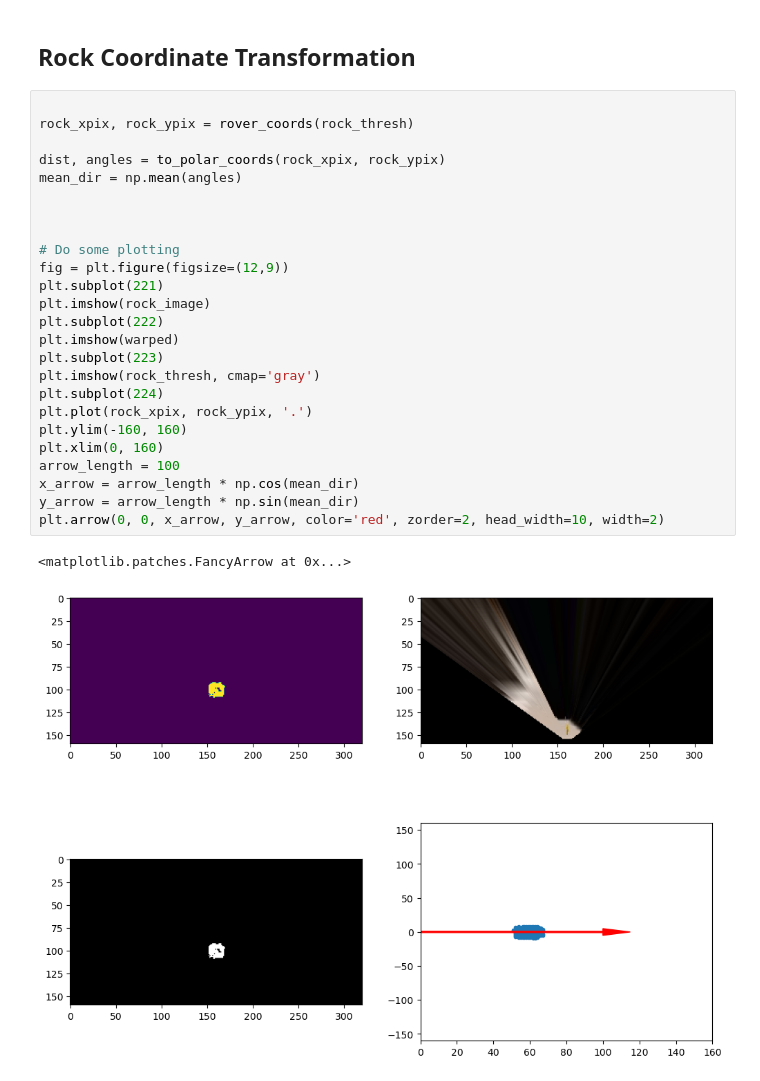
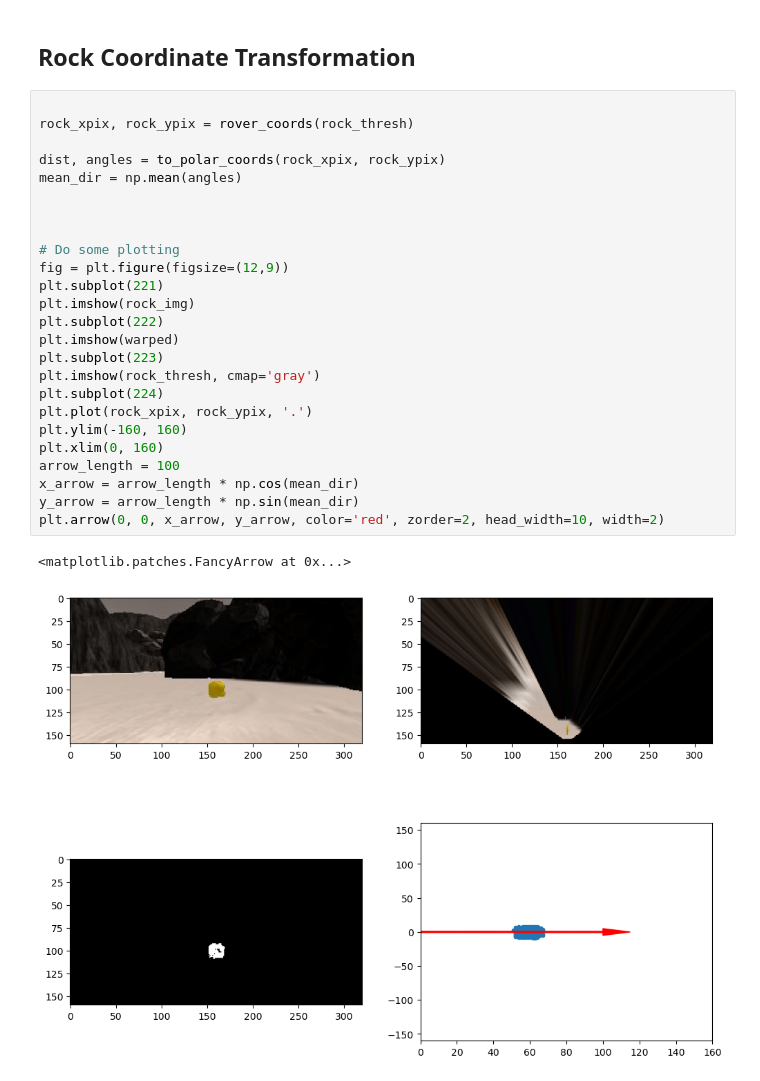
Before and after one commit to Ismail1909/CSE374s_MarsRoverProject, a Jupyter notebook: project_notebook.ipynb, the cells around one changed output. Drawn from its saved outputs; the diff is of its cells as text.

```diff
--- a/project_notebook.ipynb
+++ b/project_notebook.ipynb
@@ -216,28 +216,28 @@ plt.imshow(rock_thresh, cmap='gray')
 # %%
 
 rock_xpix, rock_ypix = rover_coords(rock_thresh)
 
 dist, angles = to_polar_coords(rock_xpix, rock_ypix)
 mean_dir = np.mean(angles)
 
 
 
 # Do some plotting
 fig = plt.figure(figsize=(12,9))
 plt.subplot(221)
-plt.imshow(rock_image)
+plt.imshow(rock_img)
 plt.subplot(222)
 plt.imshow(warped)
 plt.subplot(223)
 plt.imshow(rock_thresh, cmap='gray')
 plt.subplot(224)
 plt.plot(rock_xpix, rock_ypix, '.')
 plt.ylim(-160, 160)
 plt.xlim(0, 160)
 arrow_length = 100
 x_arrow = arrow_length * np.cos(mean_dir)
 y_arrow = arrow_length * np.sin(mean_dir)
 plt.arrow(0, 0, x_arrow, y_arrow, color='red', zorder=2, head_width=10, width=2)
 # %% [output]
 <matplotlib.patches.FancyArrow at 0x...>
-[figure, old version]
+[figure, new version]
```
Also changed, not shown: parts of 15 cells of this notebook.
